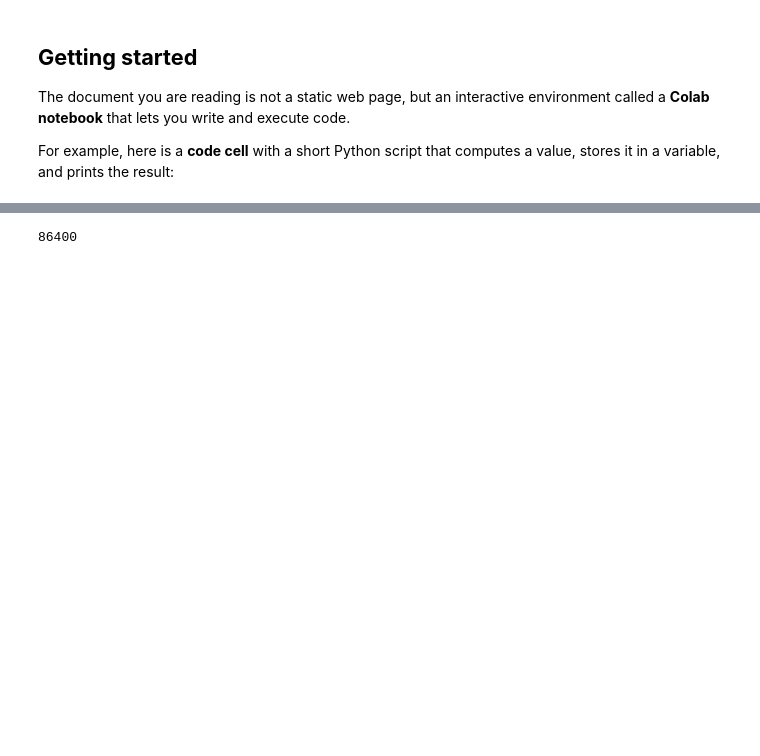
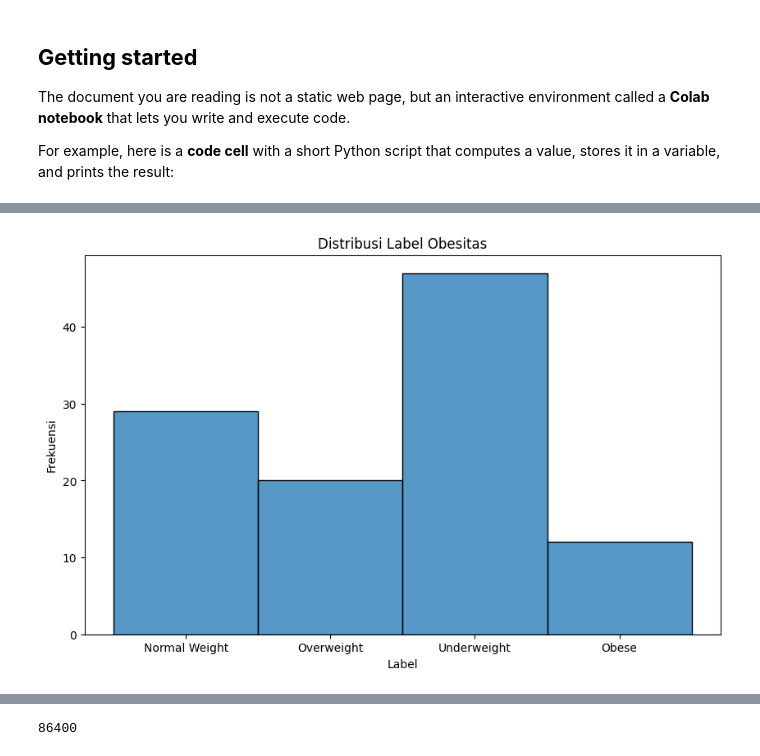
Before and after one commit to Avinda04/UAS-AI, a Jupyter notebook: Klasifikasi_obesitas.ipynb, the cells around one changed output, grey strips where cells are left out. Saved outputs shown, nothing was run; the diff lists cells and outputs as text; code cells hidden in the pictures; blank space fills up the shorter version.

```diff
--- a/Klasifikasi_obesitas.ipynb
+++ b/Klasifikasi_obesitas.ipynb
@@ -54,0 +246,95 @@ For example, here is a **code cell** with a short Python script that computes a
+# %%
+
+# Import library yang diperlukan
+import pandas as pd
+import matplotlib.pyplot as plt
+import seaborn as sns
+from sklearn.model_selection import train_test_split
+from sklearn.preprocessing import StandardScaler
+from sklearn.neighbors import KNeighborsClassifier
+from sklearn.metrics import classification_report, confusion_matrix
+
+# 1. Memuat Dataset
+dataset_file = "https://raw.githubusercontent.com/putraalex-1/UAS-AI/main/DATASET/Obesity%20Classification.csv"
+data = pd.read_csv(dataset_file)
+
+# 2. Menampilkan 5 baris pertama dari dataset
+print("5 Baris Pertama dari Dataset:")
+print(data.head())
+
+# 3. Menampilkan informasi dataset
+print("\nInformasi Dataset:")
+print(data.info())
+
+# 4. Memeriksa duplikat
+duplicates = data.duplicated().sum()
+print(f'\nJumlah Duplikat: {duplicates}')
+
+# 5. Memeriksa nilai kosong
+null_values = data.isnull().sum()
+print(f'\nNilai Null:\n{null_values}')
+
+# 6. Menghapus duplikat
+data = data.drop_duplicates()
+
+# 7. Menghapus baris dengan nilai kosong
+data = data.dropna()
+
+# 8. Mengubah variabel kategorikal 'Gender' menjadi variabel numerik
+data = pd.get_dummies(data, columns=['Gender'], drop_first=True)
+
+# 9. Memisahkan fitur dan label
+X = data.drop(columns=['ID', 'Label'])  # Menghapus kolom ID dan Label dari fitur
+y = data['Label']  # Label adalah kolom 'Label'
+
+# 10. Membagi dataset menjadi data latih dan data uji
+X_train, X_test, y_train, y_test = train_test_split(X, y, test_size=0.2, random_state=42)
+
+# Save the indices of the test set before transforming it.
+test_indices = X_test.index
+
+# 11. Normalisasi fitur
+scaler = StandardScaler()
+X_train = scaler.fit_transform(X_train)
+X_test = scaler.transform(X_test)
+
+# 12. Membuat model KNN
+knn = KNeighborsClassifier(n_neighbors=5)  # Anda bisa mengubah n_neighbors sesuai kebutuhan
+
+# 13. Melatih model
+knn.fit(X_train, y_train)
+
+# 14. Melakukan prediksi
+y_pred = knn.predict(X_test)
+
+# 15. Evaluasi model
+print("\nMatriks Kebingungan:")
+print(confusion_matrix(y_test, y_pred))
+print("\nLaporan Klasifikasi:")
+print(classification_report(y_test, y_pred))
+
+# 16. Mengambil ID dari data uji, now using the saved test index.
+test_ids = data.loc[test_indices, 'ID']
+
+# 17. Membuat DataFrame untuk hasil prediksi
+results = pd.DataFrame({
+    'ID': test_ids,
+    'Label Aktual': y_test,
+    'Label Prediksi': y_pred
+})
+
+# 18. Menampilkan tabel hasil
+print("\nHasil Prediksi:")
+print(results)
+
+# 19. Jika ingin menyimpan hasil ke file CSV
+results.to_csv('hasil_prediksi_knn.csv', index=False)
+
+# 20. Contoh visualisasi: Histogram dari kolom tertentu
+plt.figure(figsize=(10, 6))
+sns.histplot(data['Label'], bins=30)
+plt.title('Distribusi Label Obesitas')
+plt.xlabel('Label')
+plt.ylabel('Frekuensi')
+plt.show()
+# %% [output]
@@ -54,0 +358 @@ For example, here is a **code cell** with a short Python script that computes a
+[figure, added]
```
Also changed, not shown: parts of 15 cells of this notebook.
